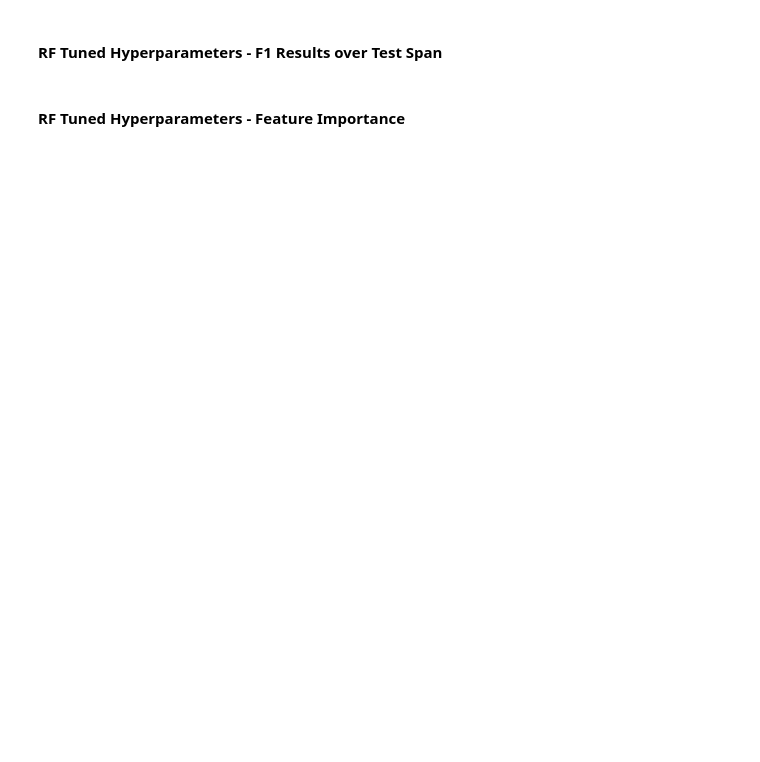
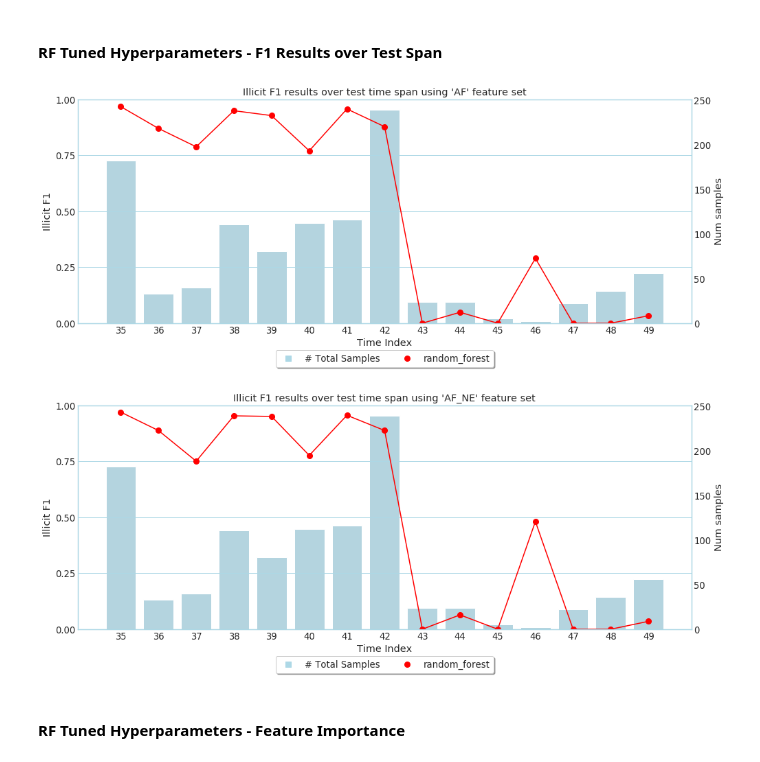
Before and after one commit to achmand/aml-crypto-graph, a Jupyter notebook: src/2.2_experiment_results.ipynb, the cells around one changed output. Drawn from its saved outputs; the diff is of its cells as text; code cells hidden in the pictures; blank space fills up the shorter version.

```diff
--- a/src/2.2_experiment_results.ipynb
+++ b/src/2.2_experiment_results.ipynb
@@ -206,3 +234,8 @@ Below we show statistics for the evaluation metrics.
+# %%
+elliptic_time_indexed_results(benchmark_tuned_results)
+# %% [output]
+[figure, added]
+[figure, added]
 # %% [markdown]
 ####  RF Tuned Hyperparameters - Feature Importance
 # %%
```
Also changed, not shown: parts of 8 cells of this notebook, 1 other file.
